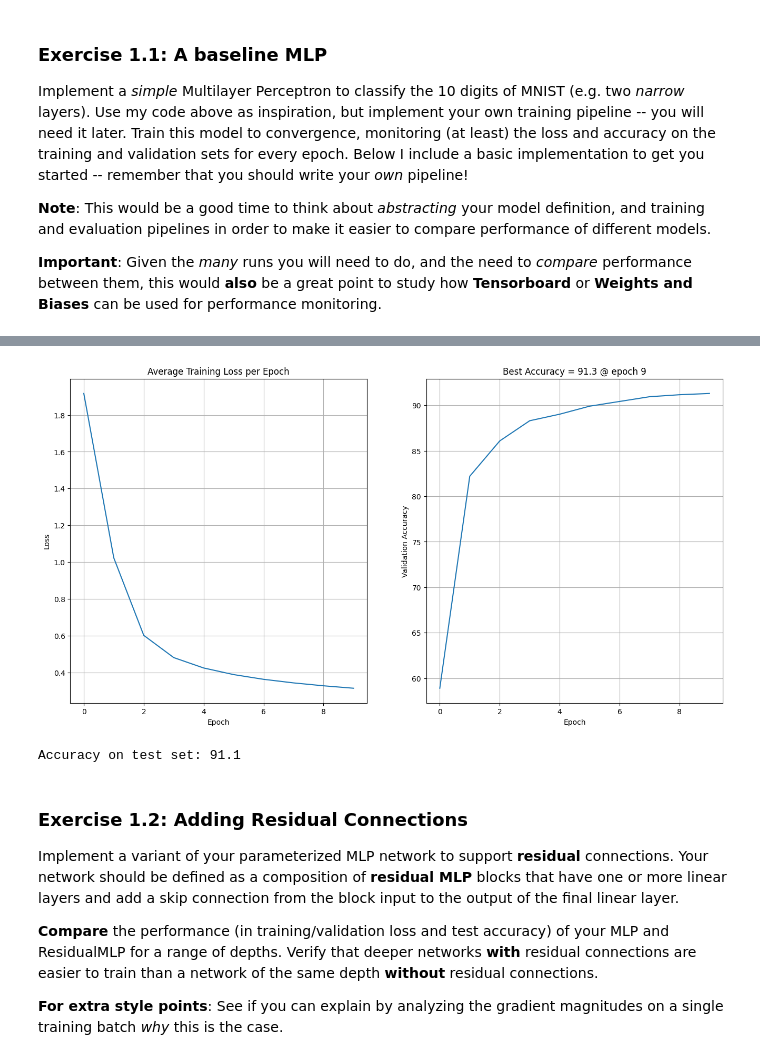
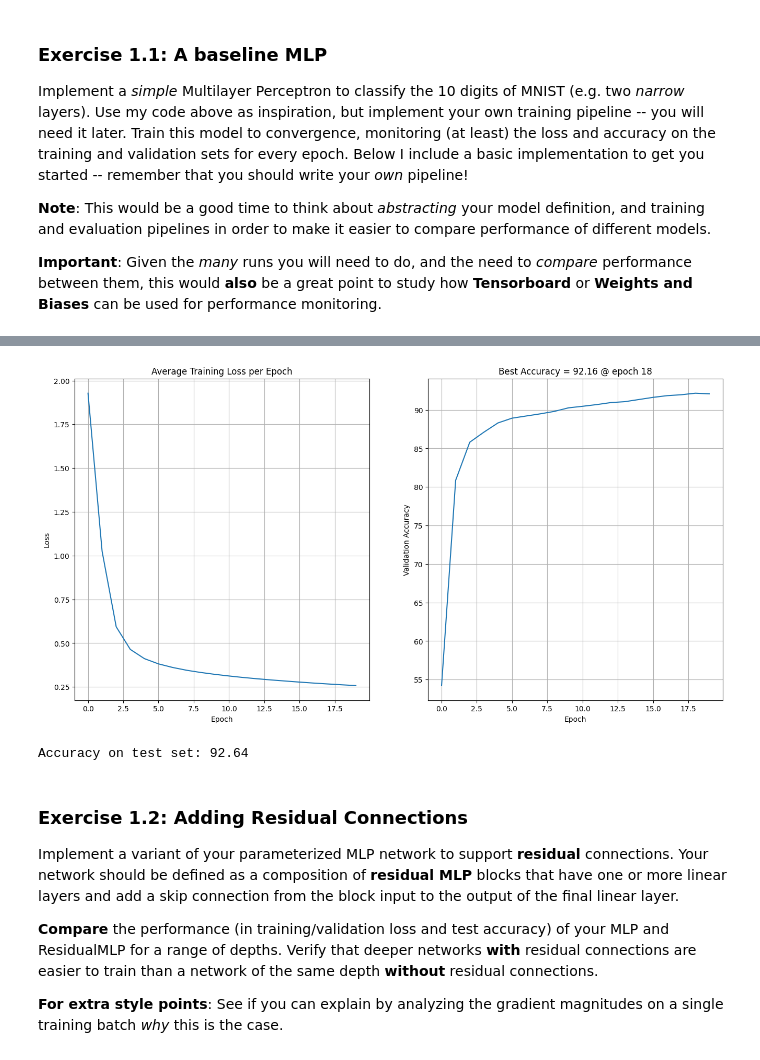
Before and after one commit to digesaremarco/Deep_Learning_Applications, a Jupyter notebook: Lab1-CNNs.ipynb, the cells around one changed output, grey strips where cells are left out. Cells and saved outputs as stored; diff of their text form; code cells hidden in the pictures.

```diff
--- a/Lab1-CNNs.ipynb
+++ b/Lab1-CNNs.ipynb
@@ -263,18 +263,15 @@ opts = SimpleNamespace(
     hidden_layers = 2,
     hidden_size = 16,
     num_classes = 10,
-    epochs = 10,
+    epochs = 20,
     lr = 0.0001,
     batch_size = 128,
-    device = 'cuda' if torch.cuda.is_available() else 'cpu'
+    device = 'cuda' if torch.cuda.is_available() else 'cpu',
+    residual_layers = 2,
+    residual_blocks = 1
 )
 
 # Dataloaders
 dl_train = torch.utils.data.DataLoader(ds_train, opts.batch_size, shuffle=True, num_workers=4)
 dl_val   = torch.utils.data.DataLoader(ds_val, opts.batch_size, num_workers=4)
 dl_test  = torch.utils.data.DataLoader(ds_test, opts.batch_size, shuffle=True, num_workers=4)
-
-model = MyMLP(opts)
-optimizer = torch.optim.Adam(model.parameters(), lr=opts.lr)
-
-losses, accuracies = train_model(model, dl_train, dl_val, opts, optimizer)
@@ -298,0 +278,5 @@ Accuracy: 91.3
+# %%
+MLP_model = MyMLP(opts)
+optimizer = torch.optim.Adam(MLP_model.parameters(), lr=opts.lr)
+
+MLP_losses, MLP_accuracies = train_model(MLP_model, dl_train, dl_val, opts, optimizer)
@@ -313,16 +315,16 @@ def plot_losses_and_accuracies(losses, accuracies):
     plt.xlabel('Epoch')
     plt.ylabel('Validation Accuracy')
     plt.title(f'Best Accuracy = {np.max(accuracies)} @ epoch {np.argmax(accuracies)}')
-
-plot_losses_and_accuracies(losses, accuracies)
-# %% [output]
-[figure, removed]
+# %%
+plot_losses_and_accuracies(MLP_losses, MLP_accuracies)
+# %% [output]
+[figure, added]
 # %%
 # Print accuracy on test set
-accuracy = evaluate_model(model, dl_test, opts)
+accuracy = evaluate_model(MLP_model, dl_test, opts)
 print(f'Accuracy on test set: {accuracy}')
 # %% [output]
-Accuracy on test set: 91.1
+Accuracy on test set: 92.64
 # %% [markdown]
 ### Exercise 1.2: Adding Residual Connections
 
```
Also changed, not shown: parts of 9 cells of this notebook.
